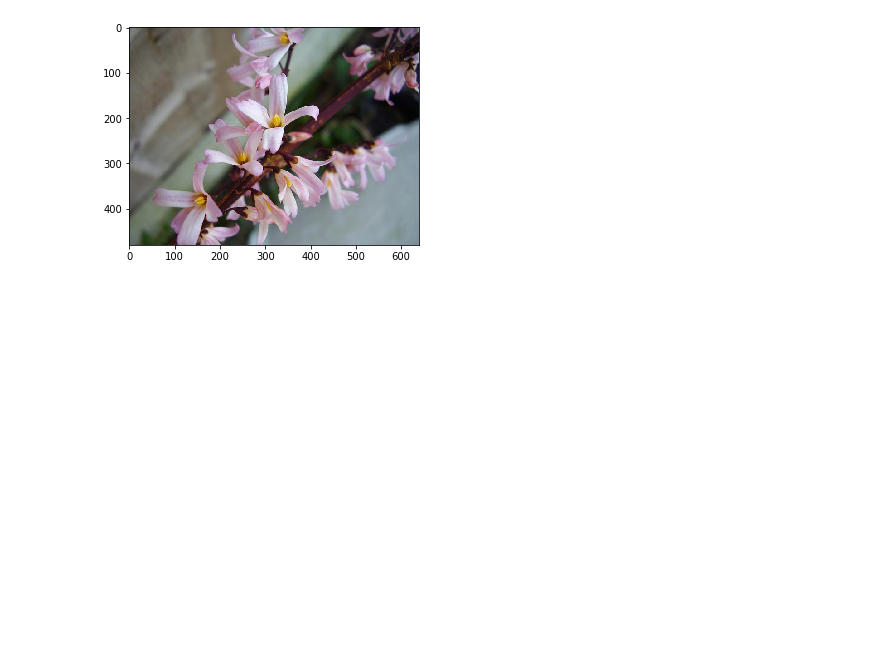
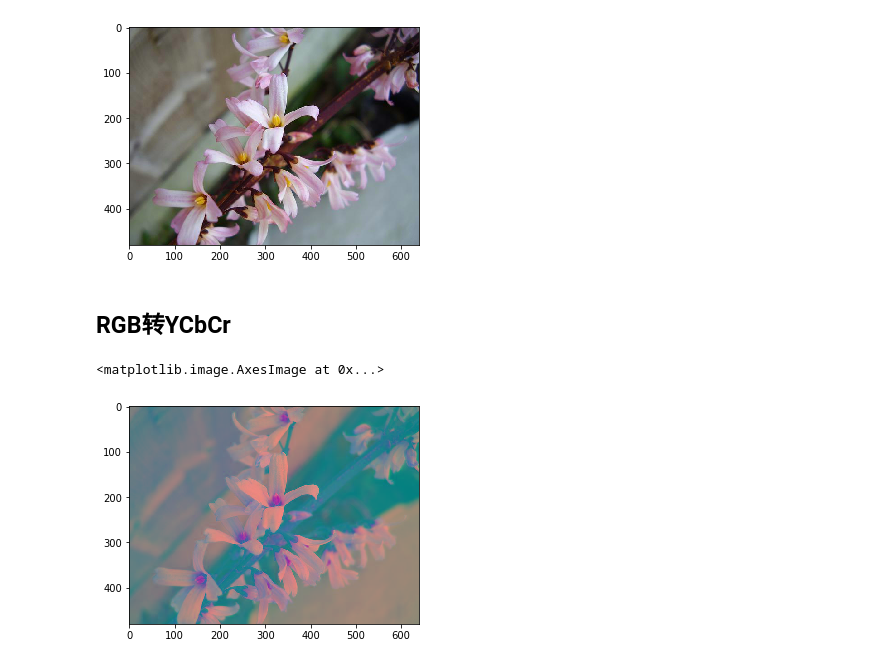
Before and after one commit to juxiangwu/image-processing, a Jupyter notebook: 异构计算/CuPy-图像处理/02-CuPy-图像处理-彩色空间转换.ipynb, the cells around one changed output. Saved outputs shown, nothing was run; the diff lists cells and outputs as text; code cells hidden in the pictures; blank space fills up the shorter version.

```diff
--- a/异构计算/CuPy-图像处理/02-CuPy-图像处理-彩色空间转换.ipynb
+++ b/异构计算/CuPy-图像处理/02-CuPy-图像处理-彩色空间转换.ipynb
@@ -104,3 +104,5 @@ plt.imshow(dst)
 # %% [output]
 <matplotlib.image.AxesImage at 0x...>
 [figure]
+# %% [markdown]
+## RGB转YCbCr
@@ -106,0 +152,25 @@ plt.imshow(dst)
+# %%
+def rgb2ycrcb(src):
+    assert len(src.shape) > 2
+    src_gpu = cp.array(src.astype(np.int32))
+    Red_gpu = src_gpu[:,:,0]
+    Green_gpu = src_gpu[:,:,1]
+    Blue_gpu = src_gpu[:,:,2]
+    Y = (YCbCrYRI * Red_gpu + YCbCrYGI * Green_gpu + YCbCrYBI * Blue_gpu + HalfShiftValue) >> Shift
+    Cb = ( 128 + ( (YCbCrCbRI * Red_gpu + YCbCrCbGI * Green_gpu + YCbCrCbBI * Blue_gpu + HalfShiftValue) >> Shift))
+    Cr = (128+( (YCbCrCrRI * Red_gpu + YCbCrCrGI * Green_gpu + YCbCrCrBI * Blue_gpu + HalfShiftValue) >> Shift))
+    dst_gpu = cp.zeros_like(src_gpu)
+    dst_gpu[:,:,0] = Y
+    dst_gpu[:,:,1] = Cb
+    dst_gpu[:,:,2] = Cr
+    dst = dst_gpu.get()
+    dst = np.clip(dst,0,255)
+    dst = np.uint8(dst)
+    return dst
+# %%
+dst = rgb2ycrcb(src1)
+# %%
+plt.imshow(dst)
+# %% [output]
+<matplotlib.image.AxesImage at 0x...>
+[figure, added]
```
Also changed, not shown: parts of 4 cells of this notebook, 12 other files.
